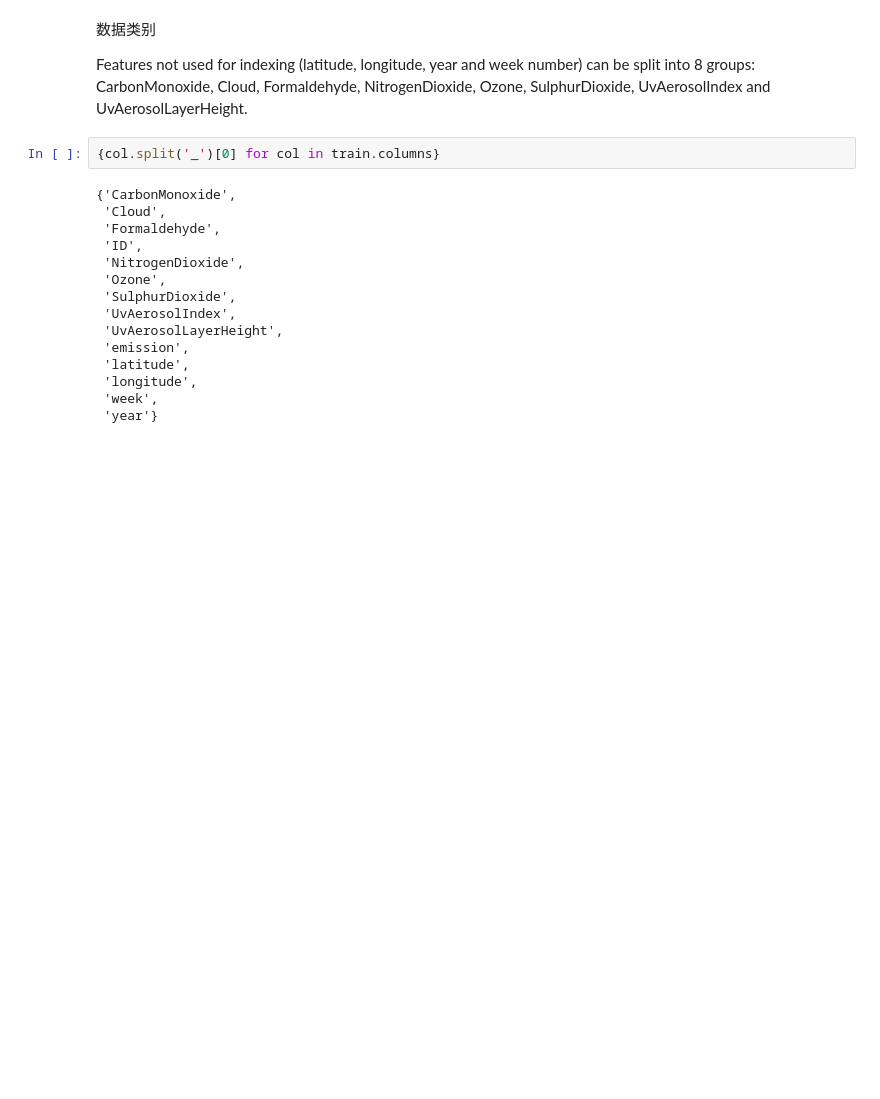
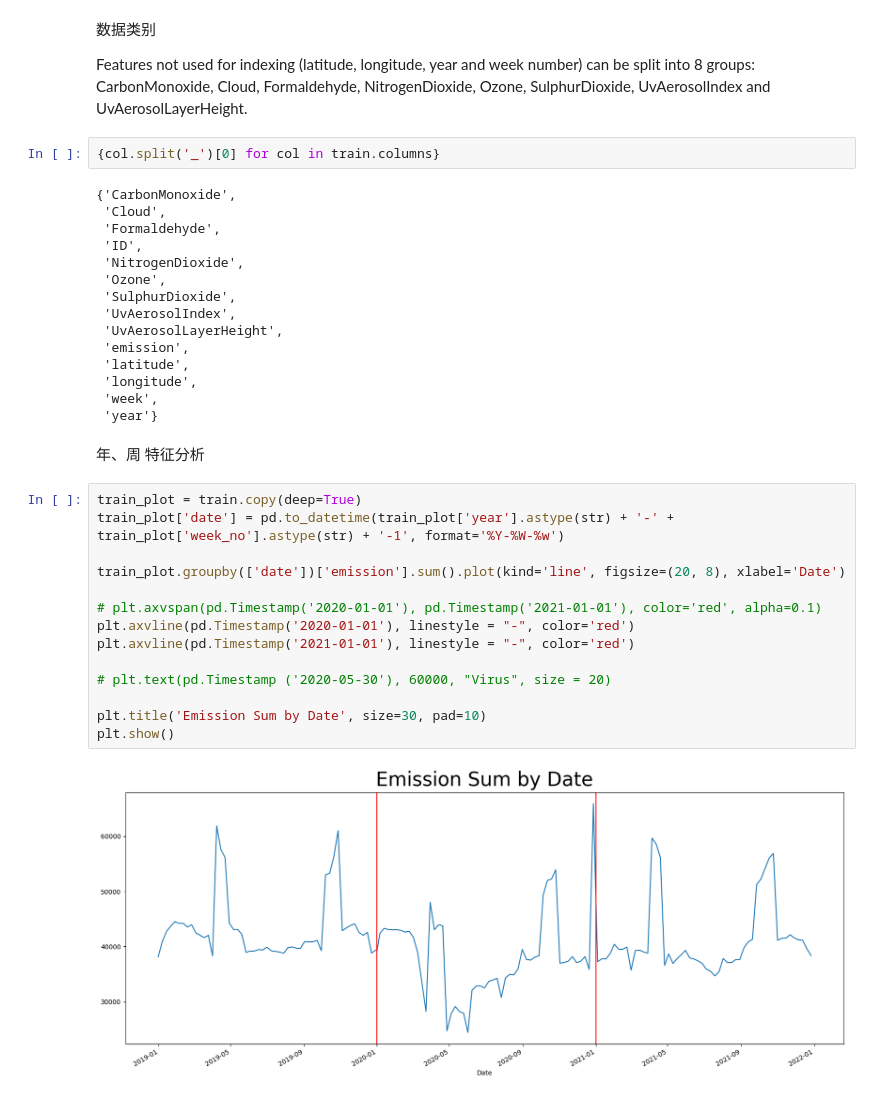
Before and after one commit to Lzzzzy4/2023fall-DataScience, a Jupyter notebook: src/Data_analysis.ipynb, the cells around one changed output. Drawn from its saved outputs; the diff is of its cells as text; blank space fills up the shorter version.

```diff
--- a/src/Data_analysis.ipynb
+++ b/src/Data_analysis.ipynb
@@ -58,3 +58,21 @@ Features not used for indexing (latitude, longitude, year and week number) can b
  'longitude',
  'week',
  'year'}
+# %% [markdown]
+年、周 特征分析
+# %%
+train_plot = train.copy(deep=True)
+train_plot['date'] = pd.to_datetime(train_plot['year'].astype(str) + '-' + train_plot['week_no'].astype(str) + '-1', format='%Y-%W-%w')
+
+train_plot.groupby(['date'])['emission'].sum().plot(kind='line', figsize=(20, 8), xlabel='Date')
+
+# plt.axvspan(pd.Timestamp('2020-01-01'), pd.Timestamp('2021-01-01'), color='red', alpha=0.1)
+plt.axvline(pd.Timestamp('2020-01-01'), linestyle = "-", color='red')
+plt.axvline(pd.Timestamp('2021-01-01'), linestyle = "-", color='red')
+
+# plt.text(pd.Timestamp ('2020-05-30'), 60000, "Virus", size = 20)
+
+plt.title('Emission Sum by Date', size=30, pad=10)
+plt.show()
+# %% [output]
+[figure, added]
```
Also changed, not shown: 5 other files.
